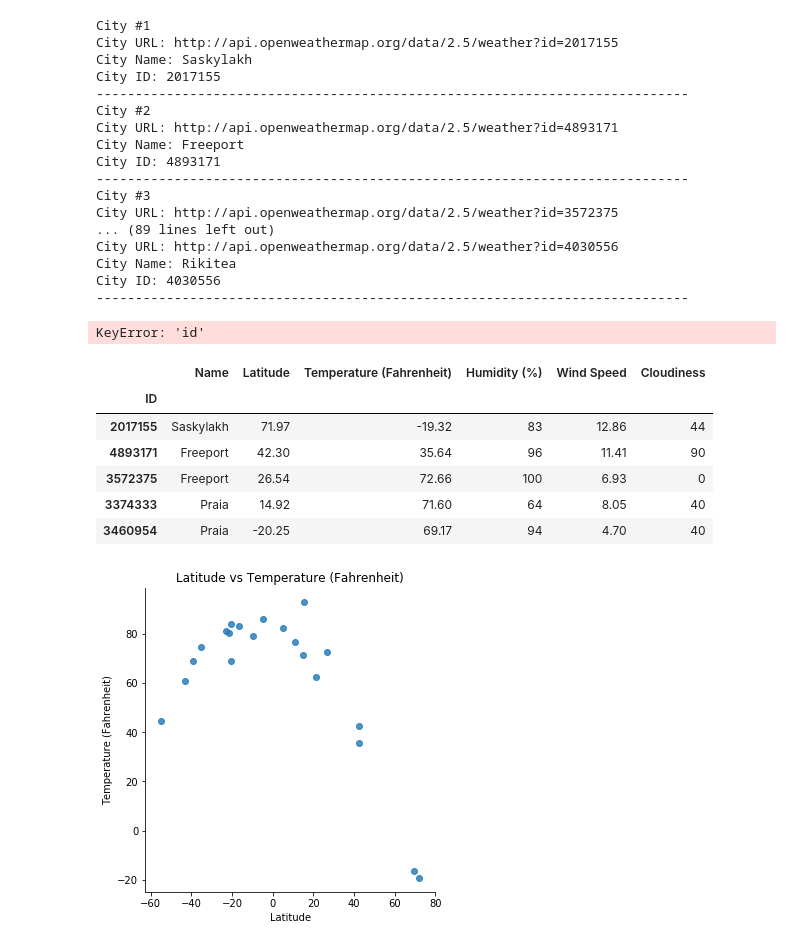
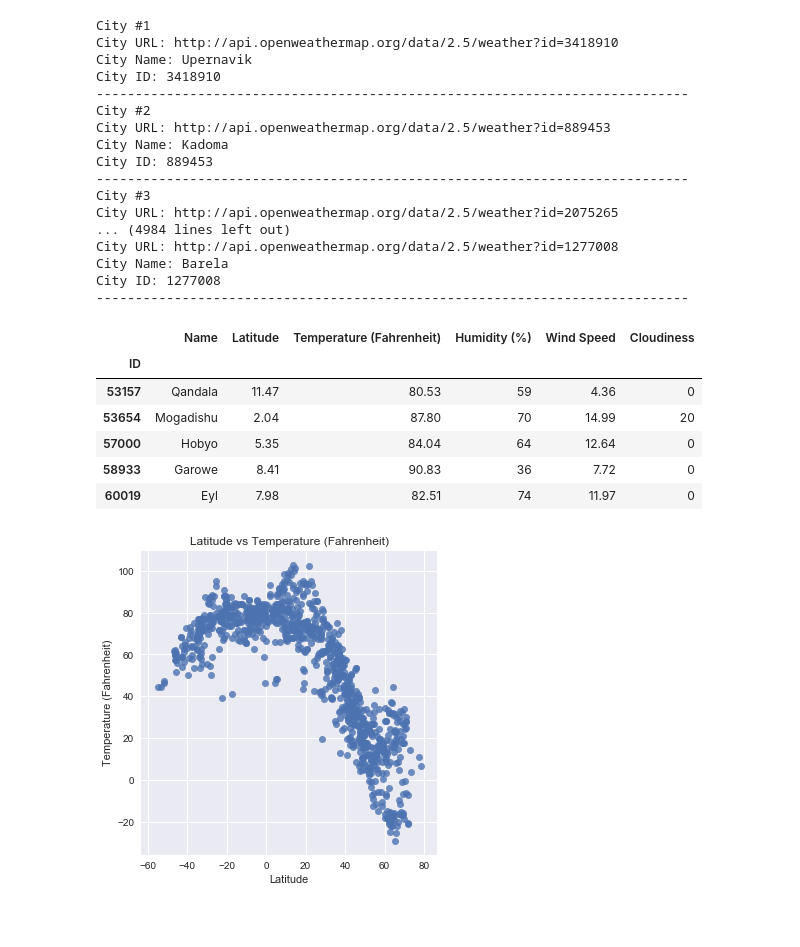
Before and after one commit to hmlanden/UCBerkeley_HomeworkAssignment6, a Jupyter notebook: WeatherPy.ipynb, the cells around one changed output. Saved outputs shown, nothing was run; the diff lists cells and outputs as text; code cells hidden in the pictures; blank space fills up the shorter version.

```diff
--- a/WeatherPy.ipynb
+++ b/WeatherPy.ipynb
@@ -68,7 +51,7 @@ cityDupeChecker = set()
 i = 0
 
 # loop through all the cities, pull data and add to dictionaries, and print requested log information
-while len(cityDupeChecker) <= 500:
+while len(cityDupeChecker) < 1000:
 
     # set random lat and long
     latitude = rd.uniform(-90.0,90.0)
@@ -104,9 +87,9 @@ while len(cityDupeChecker) <= 500:
                                          'Wind Speed':response['wind']['speed'],\
                                          'Cloudiness':response['clouds']['all'] })
         except:
-            raise
+            pass
     except Exception:
-        raise
+        pass
     else:
         response = req.get(f"{openWeatherURL}q={currentCityName}&units={tempUnits}&APPID={apiKey}").json()
 
@@ -130,60 +113,64 @@ while len(cityDupeChecker) <= 500:
                                          'Cloudiness':response['clouds']['all'] })
 
         except:
-            raise
+            pass
 # %% [output]
 City #1
-City URL: http://api.openweathermap.org/data/2.5/weather?id=2017155
-City Name: Saskylakh
-City ID: 2017155
+City URL: http://api.openweathermap.org/data/2.5/weather?id=3418910
+City Name: Upernavik
+City ID: 3418910
 ----------------------------------------------------------------------------
 City #2
-City URL: http://api.openweathermap.org/data/2.5/weather?id=4893171
-City Name: Freeport
-City ID: 4893171
+City URL: http://api.openweathermap.org/data/2.5/weather?id=889453
+City Name: Kadoma
+City ID: 889453
 ----------------------------------------------------------------------------
 City #3
-City URL: http://api.openweathermap.org/data/2.5/weather?id=3572375
-... (89 lines left out)
-City URL: http://api.openweathermap.org/data/2.5/weather?id=4030556
-City Name: Rikitea
-City ID: 4030556
+City URL: http://api.openweathermap.org/data/2.5/weather?id=2075265
+... (4984 lines left out)
+City URL: http://api.openweathermap.org/data/2.5/weather?id=1277008
+City Name: Barela
+City ID: 1277008
 ----------------------------------------------------------------------------
-KeyError: 'id'
 # %%
 # -----------------------------------------------------------------------------------
 # Step 4: Create a pretty dataframe that we can reference because visual aids are
-# the actual best thing ever
+# the actual best thing ever and export a CSV we can hang onto
 # -----------------------------------------------------------------------------------
-
-# create dataframe
 cleanedWeather_df = pd.DataFrame(weatherData_list).set_index('ID')
 
 # rearrange columns sensibly
 cleanedWeather_df = cleanedWeather_df[['Name', 'Latitude', 'Temperature (Fahrenheit)',\
-                                       'Humidity (%)', 'Wind Speed','Cloudiness']]
+                                       'Humidity (%)', 'Wind Speed','Cloudiness']].sort_index(ascending=True)
+
+# export the csv
+cleanedWeather_df.to_csv("WeatherData.csv")
+
+# eyeball our data
 cleanedWeather_df.head()
 # %% [output]
 |  | Name | Latitude | Temperature (Fahrenheit) | Humidity (%) | Wind Speed | Cloudiness |
 | ID |  |  |  |  |  |  |
-| 2017155 | Saskylakh | 71.97 | -19.32 | 83 | 12.86 | 44 |
-| 4893171 | Freeport | 42.30 | 35.64 | 96 | 11.41 | 90 |
-| 3572375 | Freeport | 26.54 | 72.66 | 100 | 6.93 | 0 |
-| 3374333 | Praia | 14.92 | 71.60 | 64 | 8.05 | 40 |
-| 3460954 | Praia | -20.25 | 69.17 | 94 | 4.70 | 40 |
+| 53157 | Qandala | 11.47 | 80.53 | 59 | 4.36 | 0 |
+| 53654 | Mogadishu | 2.04 | 87.80 | 70 | 14.99 | 20 |
+| 57000 | Hobyo | 5.35 | 84.04 | 64 | 12.64 | 0 |
+| 58933 | Garowe | 8.41 | 90.83 | 36 | 7.72 | 0 |
+| 60019 | Eyl | 7.98 | 82.51 | 74 | 11.97 | 0 |
 # %%
 # -----------------------------------------------------------------------------------
 # Step 5: Generate charts.
 #  1) Temperature (F) vs. Latitude
 #  2) Humidity (%) vs. Latitude
 #  3) Cloudiness (%) vs. Latitude
 #  4) Wind Speed (mph) vs. Latitude
 # -----------------------------------------------------------------------------------
+sns.set()
 
 # Chart 1: Temperature vs Latitude
 latVsTemp_plot = sns.lmplot(x='Latitude', y='Temperature (Fahrenheit)', data=cleanedWeather_df,\
                            fit_reg=False)
 plt.title("Latitude vs Temperature (Fahrenheit)")
+plt.savefig("latXtemp.png")
 plt.show()
 # %% [output]
-[figure, old version]
+[figure, new version]
```
Also changed, not shown: parts of 10 cells of this notebook, 6 other files.
